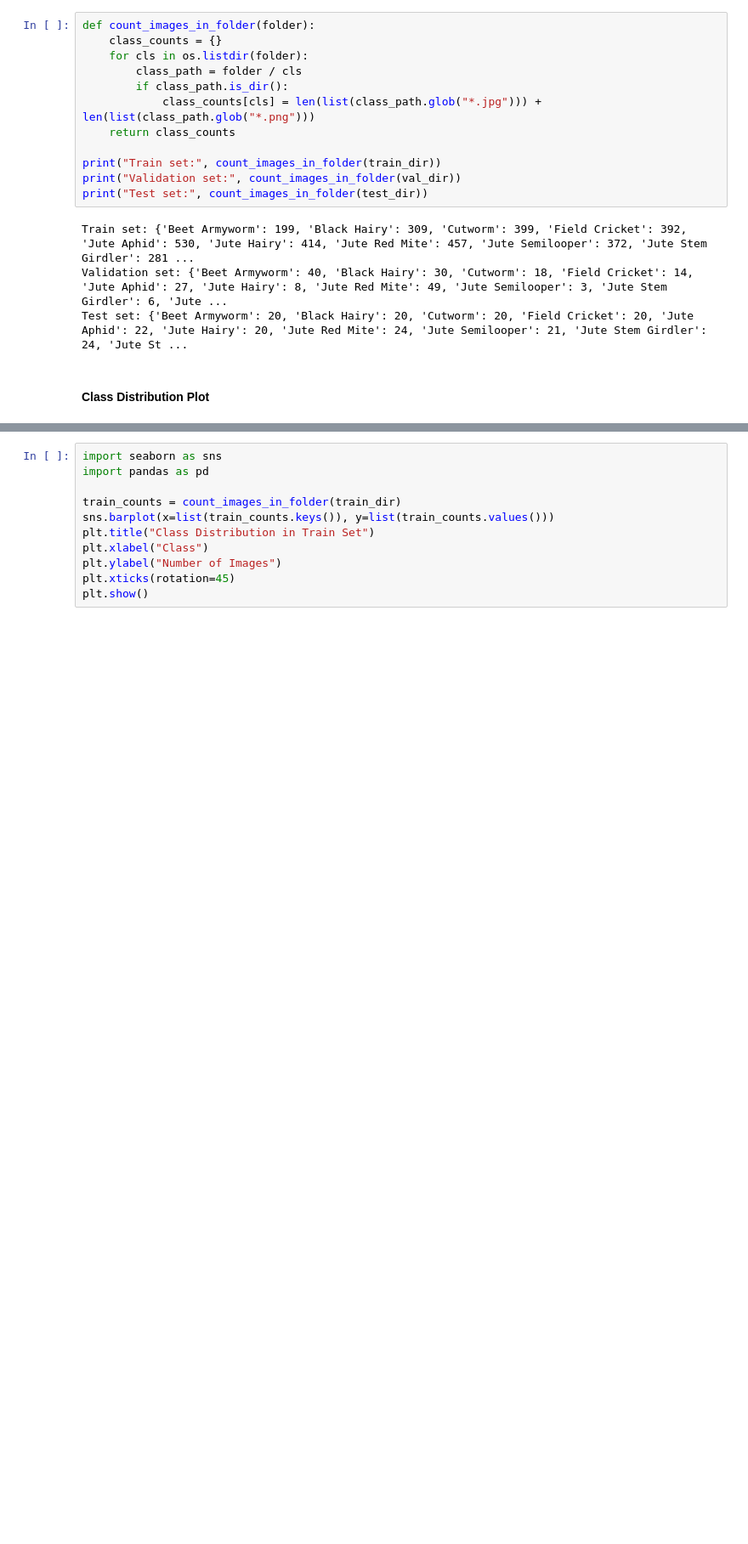
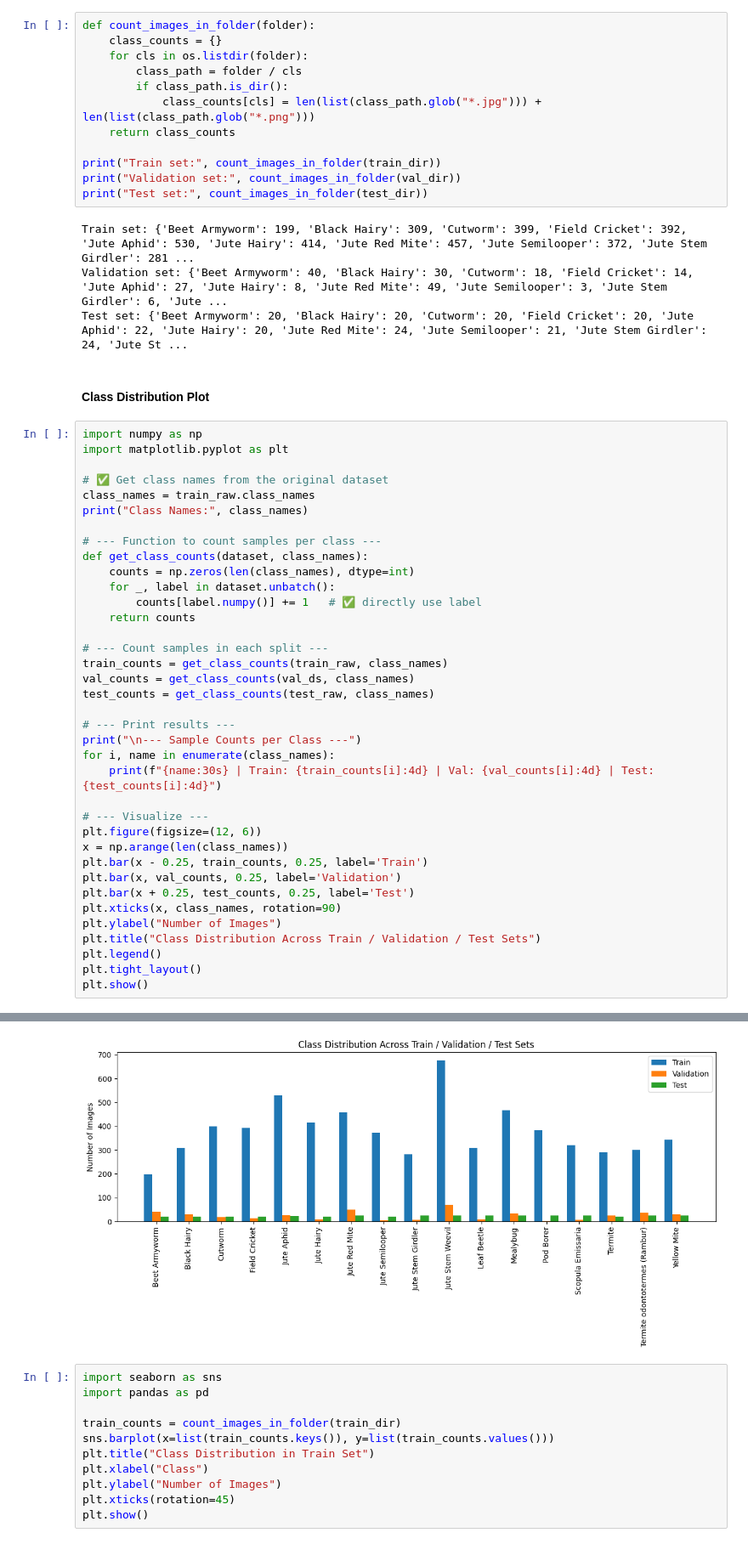
Before and after one commit to NadhaIrshad/A03_EN3150_Pattern_Recognition_Jute_Pest_Classification, a Jupyter notebook: dataset_exploration.ipynb, the cells around one changed output, grey strips where cells are left out. Shown at 85% size. Saved outputs shown, nothing was run; the diff lists cells and outputs as text; blank space fills up the shorter version.

```diff
--- a/dataset_exploration.ipynb
+++ b/dataset_exploration.ipynb
@@ -31,3 +69,41 @@ Validation set: {'Beet Armyworm': 40, 'Black Hairy': 30, 'Cutworm': 18, 'Field C
 Test set: {'Beet Armyworm': 20, 'Black Hairy': 20, 'Cutworm': 20, 'Field Cricket': 20, 'Jute Aphid': 22, 'Jute Hairy': 20, 'Jute Red Mite': 24, 'Jute Semilooper': 21, 'Jute Stem Girdler': 24, 'Jute St ...
 # %% [markdown]
 #### Class Distribution Plot
+# %%
+import numpy as np
+import matplotlib.pyplot as plt
+
+# ✅ Get class names from the original dataset
+class_names = train_raw.class_names
+print("Class Names:", class_names)
+
+# --- Function to count samples per class ---
+def get_class_counts(dataset, class_names):
+    counts = np.zeros(len(class_names), dtype=int)
+    for _, label in dataset.unbatch():
+        counts[label.numpy()] += 1   # ✅ directly use label
+    return counts
+
+# --- Count samples in each split ---
+train_counts = get_class_counts(train_raw, class_names)
+val_counts = get_class_counts(val_ds, class_names)
+test_counts = get_class_counts(test_raw, class_names)
+
+# --- Print results ---
+print("\n--- Sample Counts per Class ---")
+for i, name in enumerate(class_names):
+    print(f"{name:30s} | Train: {train_counts[i]:4d} | Val: {val_counts[i]:4d} | Test: {test_counts[i]:4d}")
+
+# --- Visualize ---
+plt.figure(figsize=(12, 6))
+x = np.arange(len(class_names))
+plt.bar(x - 0.25, train_counts, 0.25, label='Train')
+plt.bar(x, val_counts, 0.25, label='Validation')
+plt.bar(x + 0.25, test_counts, 0.25, label='Test')
+plt.xticks(x, class_names, rotation=90)
+plt.ylabel("Number of Images")
+plt.title("Class Distribution Across Train / Validation / Test Sets")
+plt.legend()
+plt.tight_layout()
+plt.show()
+# %% [output]
@@ -34,3 +130,4 @@ Test set: {'Beet Armyworm': 20, 'Black Hairy': 20, 'Cutworm': 20, 'Field Cricket
+[figure, added]
 # %%
 import seaborn as sns
 import pandas as pd
```
Also changed, not shown: parts of 5 cells of this notebook.
